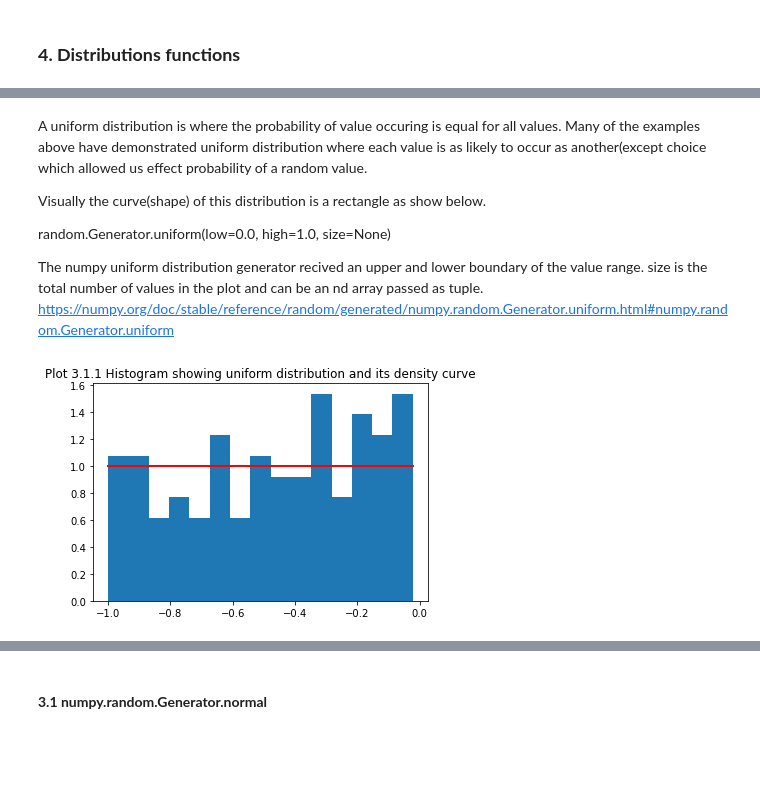
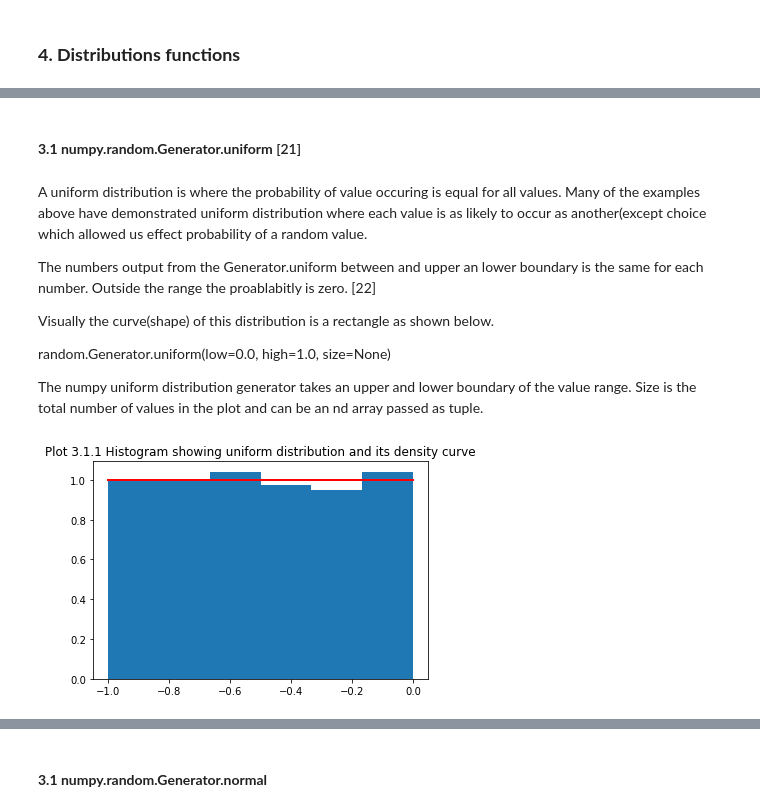
Before and after one commit to Jonish99/PDA-Assigment-One, a Jupyter notebook: numpy.ipynb, the cells around one changed output, grey strips where cells are left out. Drawn from its saved outputs; the diff is of its cells as text; code cells hidden in the pictures; blank space fills up the shorter version.

Commit message:
Cleaned and referenced uniform distribution

```diff
--- a/numpy.ipynb
+++ b/numpy.ipynb
@@ -592,11 +588,12 @@ Numpy generates distributions of random numbers based on the probability propert
+# %% [markdown]
+#### <strong> 3.1 numpy.random.Generator.uniform </strong> [21]
 # %% [markdown]
 A uniform distribution is where the probability of value occuring is equal for all values. Many of the  examples above have demonstrated uniform distribution where each value is as likely to occur as another(except choice which allowed us effect probability of a random value.
 
-Visually the curve(shape) of this distribution is a rectangle as show below.
+The numbers output from the Generator.uniform between and upper an lower boundary is the same for each number. Outside the range the proablabitly is zero. [22]
 
-
+Visually the curve(shape) of this distribution is a rectangle as shown below.
 
 random.Generator.uniform(low=0.0, high=1.0, size=None)
 
-The numpy uniform distribution generator recived an upper and lower boundary of the value range. size is the total number of values in the plot and can be an nd array passed as tuple.
-https://numpy.org/doc/stable/reference/random/generated/numpy.random.Generator.uniform.html#numpy.random.Generator.uniform
+The numpy uniform distribution generator takes an upper and lower boundary of the value range. Size is the total number of values in the plot and can be an nd array passed as tuple.
@@ -605,20 +600,20 @@ label = "Plot 3.1.1 Histogram showing uniform distribution and its density curve
 # %%
 
-s = np.random.default_rng().uniform(-1,0,(100))
+s = np.random.default_rng().uniform(-1,0,(1000))
 
 '''In this example because the upper and lower boundary are 1 and 0 respecively. The histogram has been drawn with 10 bins.
 The proablity is of an a value occuring in any particular bin is determined by the sum of its area beneath 1. In this case all bins
 sum to approximately 1.
-'''
-
+''' [20]
+label = "Plot 3.1.1 Histogram showing uniform distribution and its density curve"
 #the density parameter shows the line of best fit or the curve of the distribution
 #- the density curve is a horizontal line in a uniform
 #count is the array, bins is the interval
-count, bins, ignored = plt.hist(s, 15, density=True)
+count, bins, ignored = plt.hist(s, 6, density=True)
 
 #np
 plt.plot(bins, np.ones_like(bins),  linewidth=2, color='r')
 plt.title(label,loc='center')
 plt.show()
 # %% [output]
-[figure, old version]
+[figure, new version]
```
Also changed, not shown: parts of 4 cells of this notebook.
